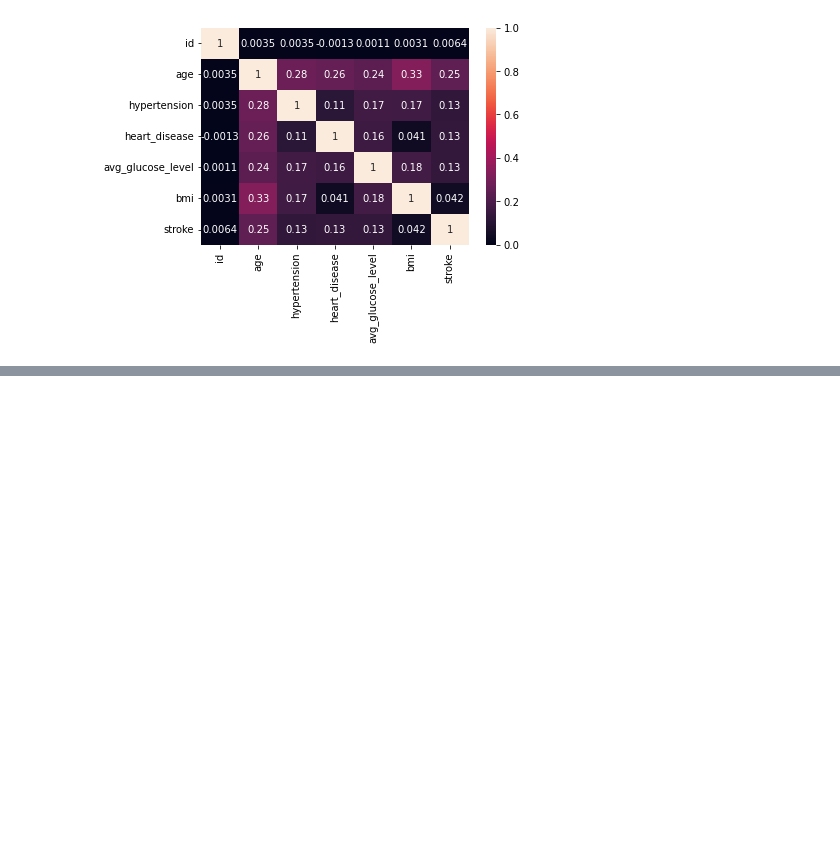
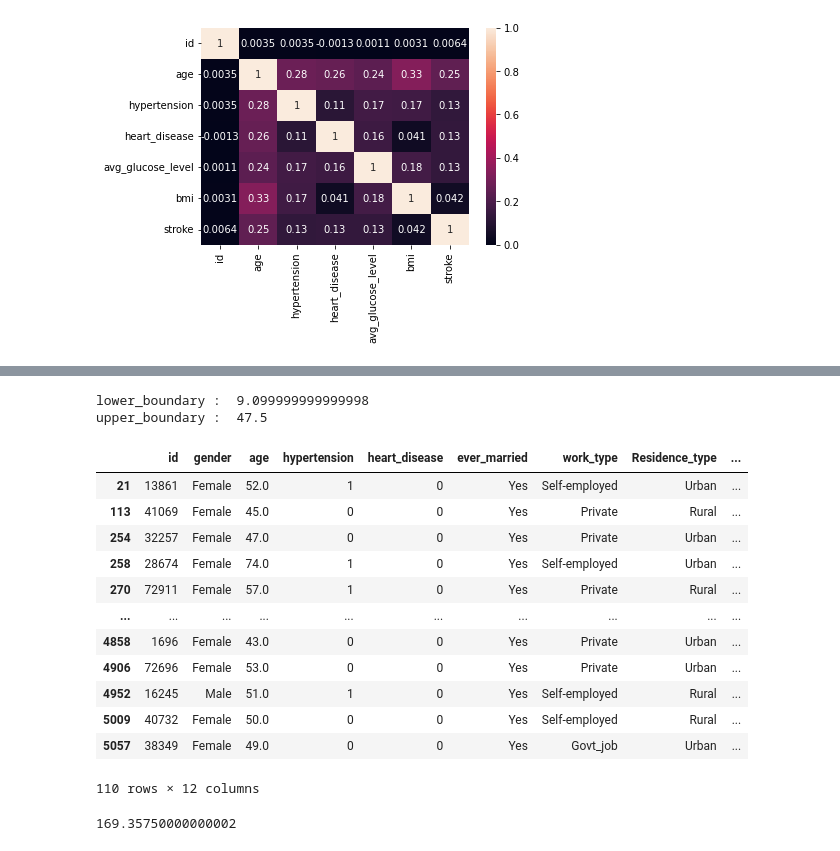
Before and after one commit to Kiran281197/heart_risk_prediction, a Jupyter notebook: heart_risk_prediction.ipynb, the cells around one changed output, grey strips where cells are left out. Cells and saved outputs as stored; diff of their text form; code cells hidden in the pictures; blank space fills up the shorter version.

```diff
--- a/heart_risk_prediction.ipynb
+++ b/heart_risk_prediction.ipynb
@@ -191,0 +195,23 @@ Agenda:
+# %%
+#Outliers in "bmi"
+anamolies_detector("bmi",df)
+# %% [output]
+lower_boundary :  9.099999999999998
+upper_boundary :  47.5
+|  | id | gender | age | hypertension | heart_disease | ever_married | work_type | Residence_type | ... |
+| 21 | 13861 | Female | 52.0 | 1 | 0 | Yes | Self-employed | Urban | ... |
+| 113 | 41069 | Female | 45.0 | 0 | 0 | Yes | Private | Rural | ... |
+| 254 | 32257 | Female | 47.0 | 0 | 0 | Yes | Private | Urban | ... |
+| 258 | 28674 | Female | 74.0 | 1 | 0 | Yes | Self-employed | Urban | ... |
+| 270 | 72911 | Female | 57.0 | 1 | 0 | Yes | Private | Rural | ... |
+| ... | ... | ... | ... | ... | ... | ... | ... | ... | ... |
+| 4858 | 1696 | Female | 43.0 | 0 | 0 | Yes | Private | Urban | ... |
+| 4906 | 72696 | Female | 53.0 | 0 | 0 | Yes | Private | Urban | ... |
+| 4952 | 16245 | Male | 51.0 | 1 | 0 | Yes | Self-employed | Rural | ... |
+| 5009 | 40732 | Female | 50.0 | 0 | 0 | Yes | Self-employed | Rural | ... |
+| 5057 | 38349 | Female | 49.0 | 0 | 0 | Yes | Govt_job | Urban | ... |
+110 rows × 12 columns
+# %%
+upper_boundary
+# %% [output]
+169.35750000000002
```
Also changed, not shown: parts of 18 cells of this notebook.
